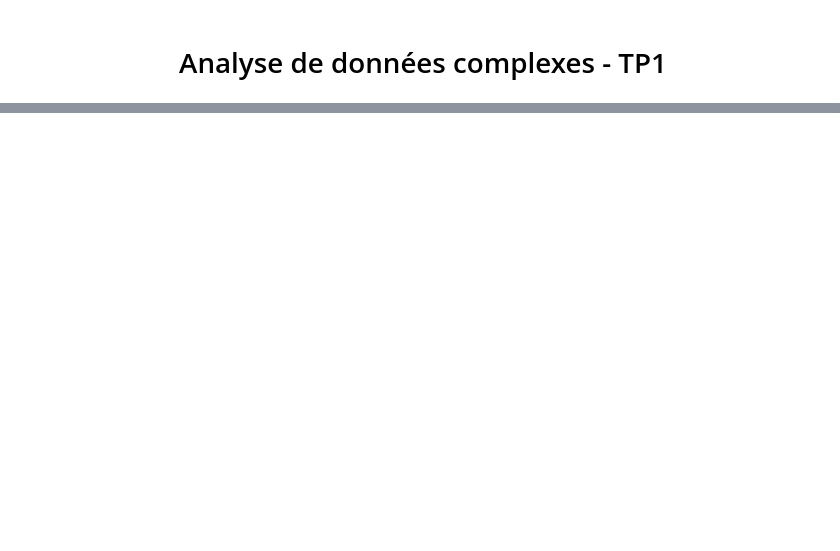
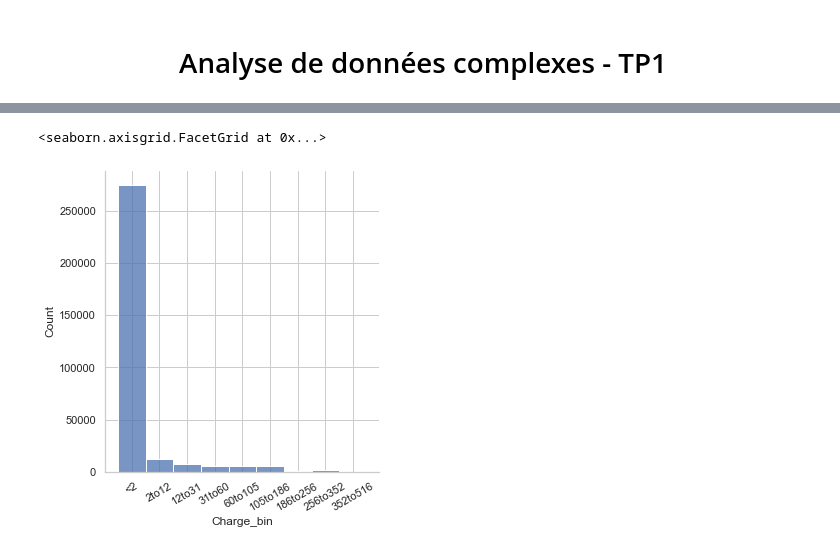
Before and after one commit to Techneb/Barbie, a Jupyter notebook: TP1 - Benchetrit-Laborde - Analyse de données complexes.ipynb, the cells around one changed output, grey strips where cells are left out. Saved outputs shown, nothing was run; the diff lists cells and outputs as text; code cells hidden in the pictures; blank space fills up the shorter version.

```diff
--- a/TP1 - Benchetrit-Laborde - Analyse de données complexes.ipynb
+++ b/TP1 - Benchetrit-Laborde - Analyse de données complexes.ipynb
@@ -6,0 +14,7 @@ import pandas as pd
+# %%
+conso = pd.read_csv("cdc_data_conso.csv", sep=';', decimal=',')
+
+# format datetime
+conso.Horodate = pd.to_datetime(conso.Horodate, format='%d/%m/%Y %H:%M')
+
+conso.head()
@@ -6,0 +32,4 @@ import pandas as pd
+# %%
+bins = [-0.5, 2, 12, 31, 60, 105, 186, 256, 352, 516]
+conso['Charge_bin'] = pd.cut(conso.Charge_kw, bins)
+conso.head()
@@ -6,0 +43,11 @@ import pandas as pd
+# %%
+intervals = list(pd.cut(conso.Charge_kw, bins).values.unique())
+
+binnames = ['<2', '2to12', '12to31', '31to60', '60to105',
+            '105to186', '186to256', '256to352', '352to516',
+            '>516']
+
+for (interval, binname) in zip(intervals, binnames):
+    conso.Charge_bin.replace({interval: binname}, inplace=True)
+
+conso.head()
@@ -6,0 +61,6 @@ import pandas as pd
+# %%
+g = sns.displot(data=conso, x="Charge_bin")
+g.set_xticklabels(rotation=30)
+# %% [output]
+<seaborn.axisgrid.FacetGrid at 0x...>
+[figure, added]
```
Also changed, not shown: parts of 19 cells of this notebook.
